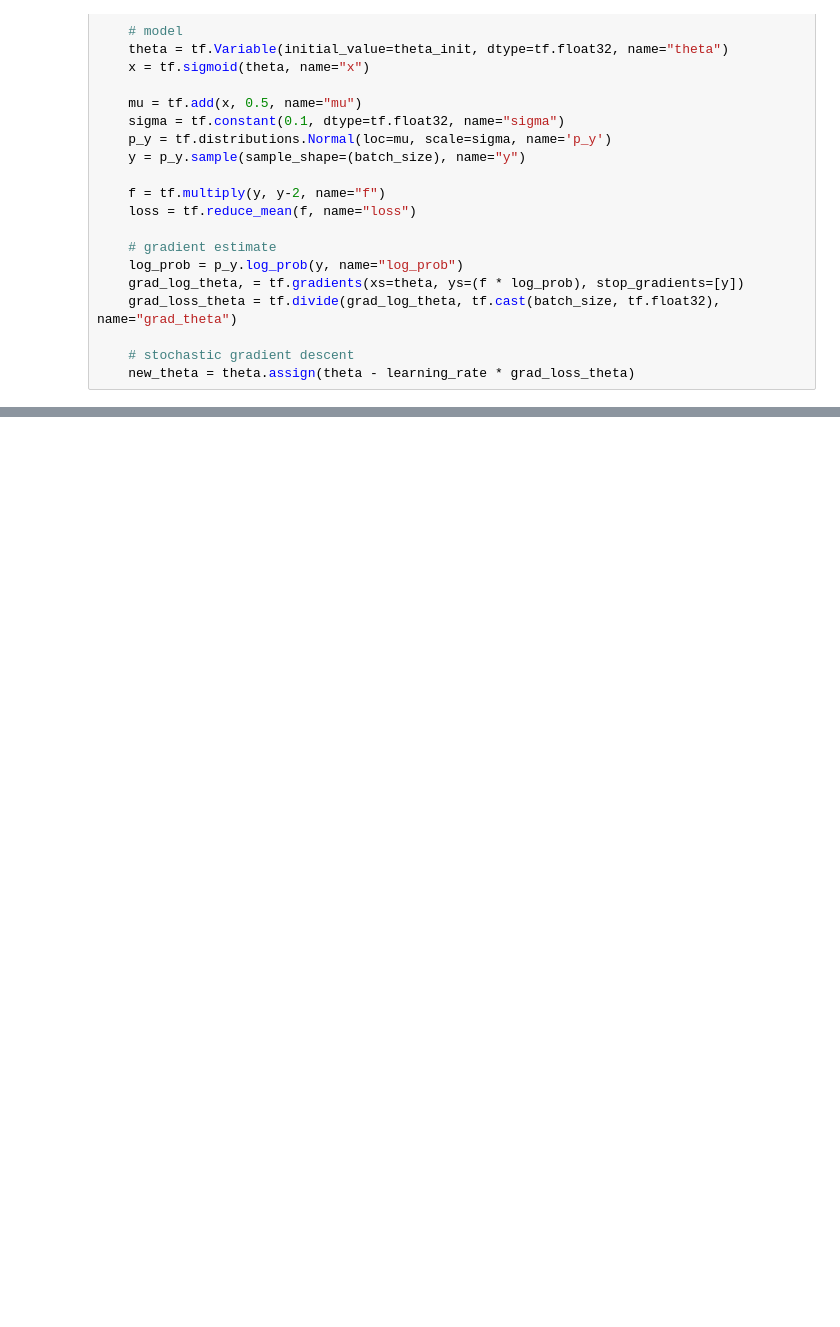
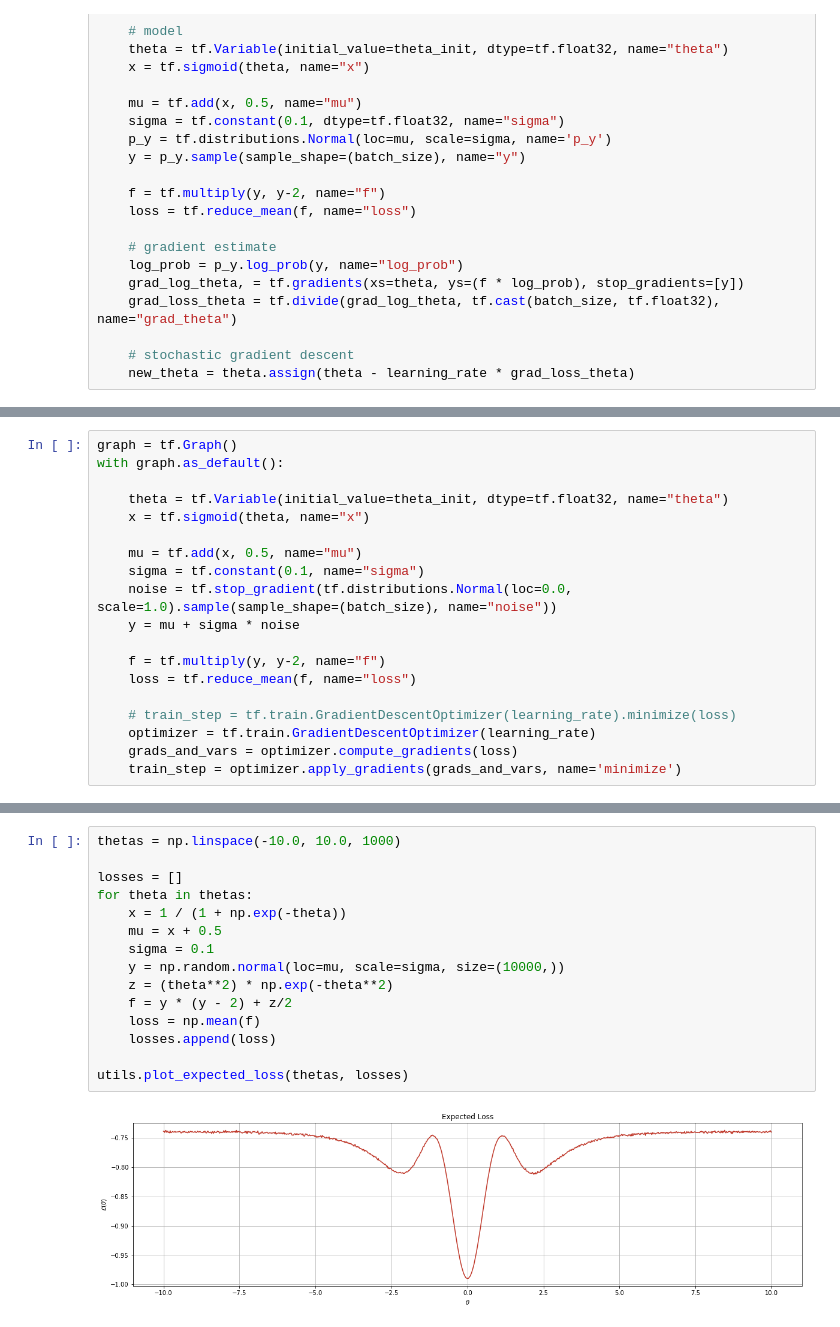
Before and after one commit to thiagopbueno/gradient-estimators-in-stochastic-computation-graphs, a Jupyter notebook: notebooks/Gradient Estimation - Numpy vs TensorFlow.ipynb, the cells around one changed output, grey strips where cells are left out. Cells and saved outputs as stored; diff of their text form; blank space fills up the shorter version.

```diff
--- a/notebooks/Gradient Estimation - Numpy vs TensorFlow.ipynb
+++ b/notebooks/Gradient Estimation - Numpy vs TensorFlow.ipynb
@@ -199,0 +218,19 @@ utils.plot_results(losses, thetas, grads)
+# %%
+graph = tf.Graph()
+with graph.as_default():
+
+    theta = tf.Variable(initial_value=theta_init, dtype=tf.float32, name="theta")
+    x = tf.sigmoid(theta, name="x")
+
+    mu = tf.add(x, 0.5, name="mu")
+    sigma = tf.constant(0.1, name="sigma")
+    noise = tf.stop_gradient(tf.distributions.Normal(loc=0.0, scale=1.0).sample(sample_shape=(batch_size), name="noise"))
+    y = mu + sigma * noise
+
+    f = tf.multiply(y, y-2, name="f")
+    loss = tf.reduce_mean(f, name="loss")
+
+    # train_step = tf.train.GradientDescentOptimizer(learning_rate).minimize(loss)
+    optimizer = tf.train.GradientDescentOptimizer(learning_rate)
+    grads_and_vars = optimizer.compute_gradients(loss)
+    train_step = optimizer.apply_gradients(grads_and_vars, name='minimize')
@@ -199,0 +289,17 @@ utils.plot_results(losses, thetas, grads)
+# %%
+thetas = np.linspace(-10.0, 10.0, 1000)
+
+losses = []
+for theta in thetas:
+    x = 1 / (1 + np.exp(-theta))
+    mu = x + 0.5
+    sigma = 0.1
+    y = np.random.normal(loc=mu, scale=sigma, size=(10000,))
+    z = (theta**2) * np.exp(-theta**2)
+    f = y * (y - 2) + z/2
+    loss = np.mean(f)
+    losses.append(loss)
+
+utils.plot_expected_loss(thetas, losses)
+# %% [output]
+[figure, added]
```
Also changed, not shown: parts of 61 cells of this notebook, 6 other files.
